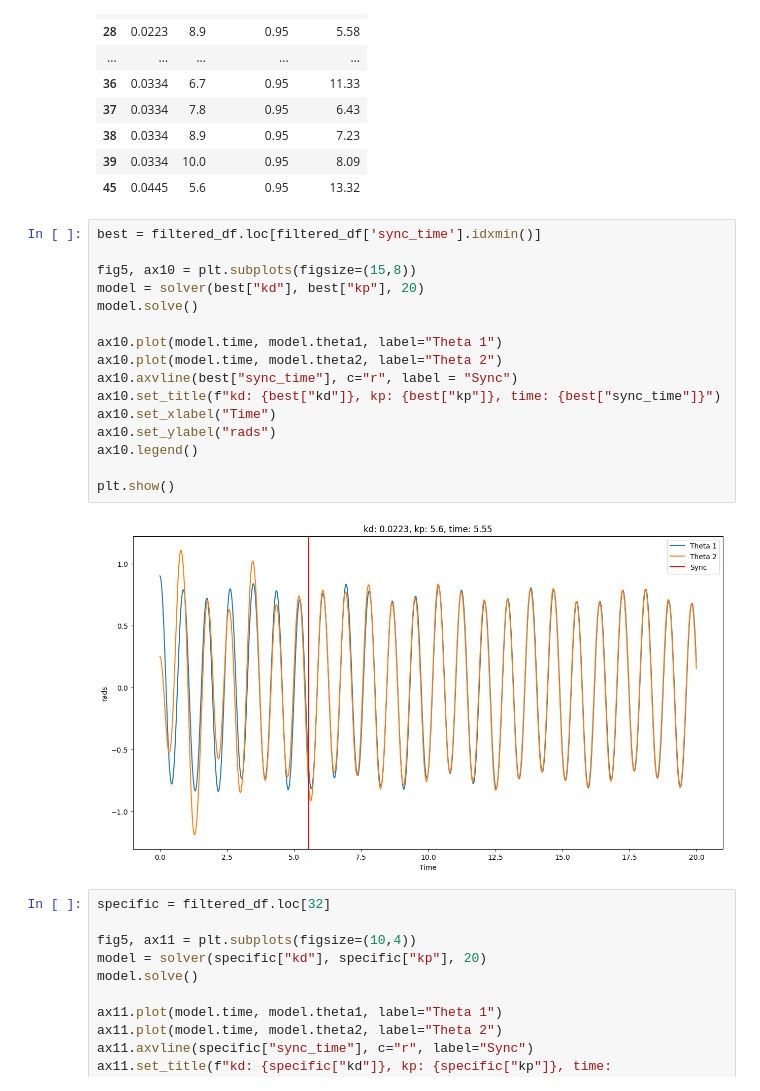
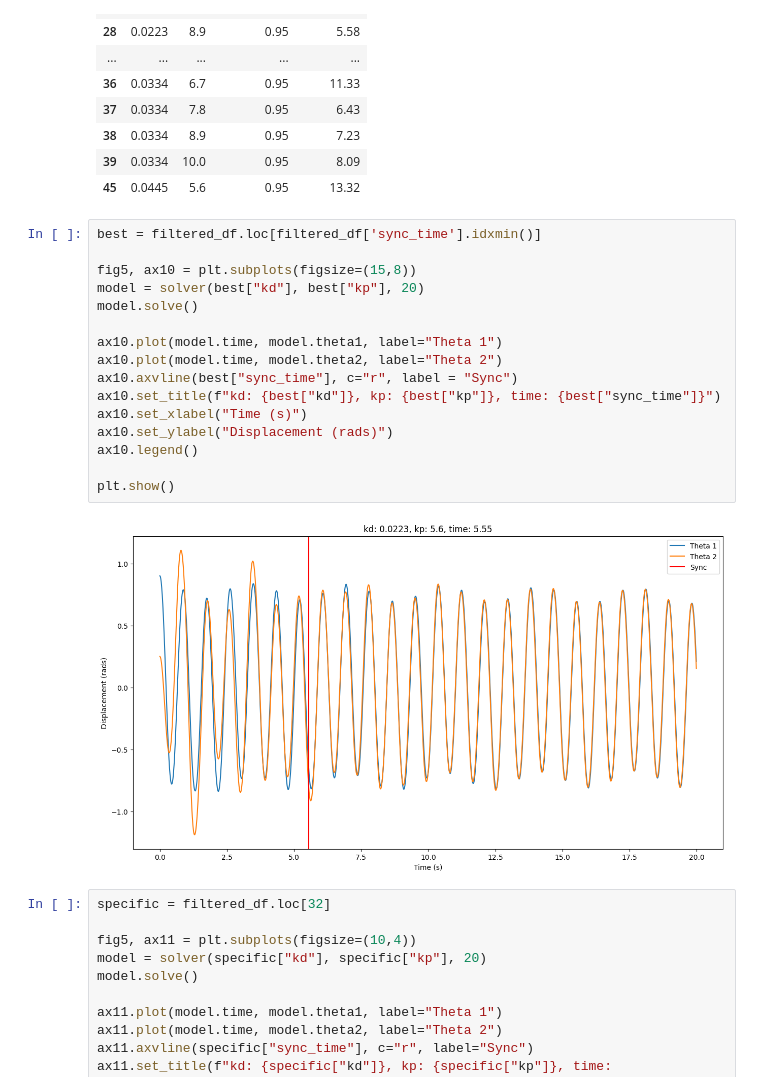
Before and after one commit to eric-yhchen/MDM2-Group-09, a Jupyter notebook: LC Model FLC Tests.ipynb, the cells around one changed output. Drawn from its saved outputs; the diff is of its cells as text.

Commit message:
update fr this time

```diff
--- a/LC Model FLC Tests.ipynb
+++ b/LC Model FLC Tests.ipynb
@@ -409,21 +409,21 @@ filtered_df.head(20)
 # %%
 best = filtered_df.loc[filtered_df['sync_time'].idxmin()]
 
 fig5, ax10 = plt.subplots(figsize=(15,8))
 model = solver(best["kd"], best["kp"], 20)
 model.solve()
 
 ax10.plot(model.time, model.theta1, label="Theta 1")
 ax10.plot(model.time, model.theta2, label="Theta 2")
 ax10.axvline(best["sync_time"], c="r", label = "Sync")
 ax10.set_title(f"kd: {best["kd"]}, kp: {best["kp"]}, time: {best["sync_time"]}")
-ax10.set_xlabel("Time")
-ax10.set_ylabel("rads")
+ax10.set_xlabel("Time (s)")
+ax10.set_ylabel("Displacement (rads)")
 ax10.legend()
 
 plt.show()
 # %% [output]
-[figure, old version]
+[figure, new version]
 # %%
 specific = filtered_df.loc[32]
 
```
Also changed, not shown: 14 other files.
